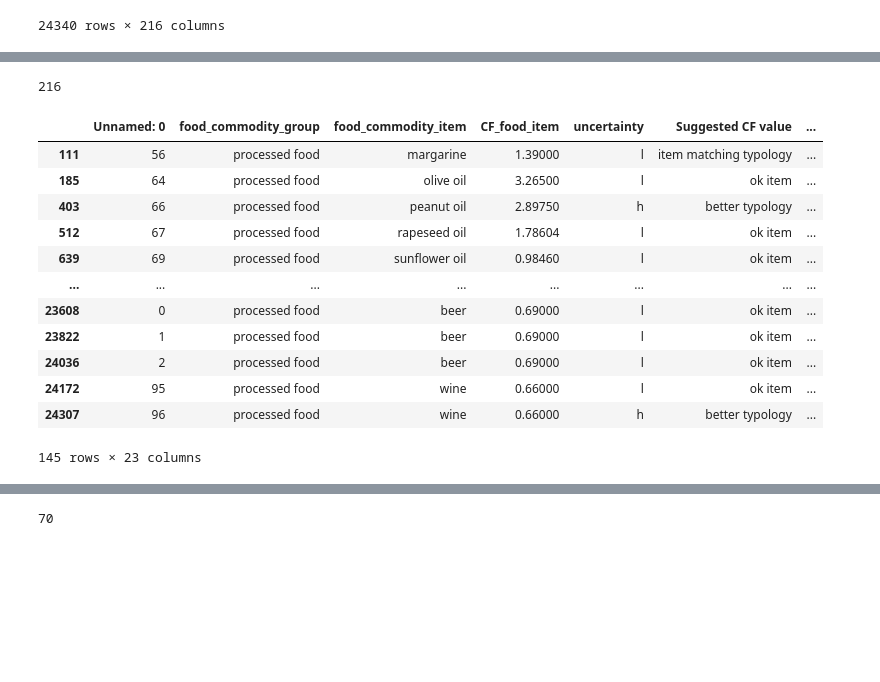
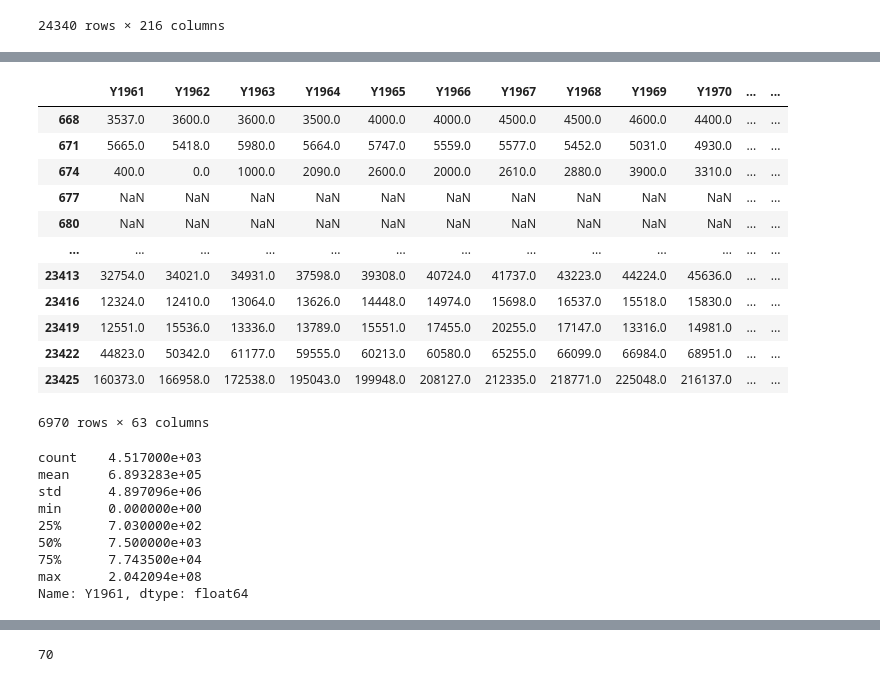
Before and after one commit to com-480-data-visualization/com480-project-colocaviz, a Jupyter notebook: merging_of_dataset.ipynb, the cells around one changed output, grey strips where cells are left out. Saved outputs shown, nothing was run; the diff lists cells and outputs as text; code cells hidden in the pictures; blank space fills up the shorter version.

```diff
--- a/merging_of_dataset.ipynb
+++ b/merging_of_dataset.ipynb
@@ -310,20 +269,0 @@ group_df
-# %%
-group_df.columns
-# %% [output]
-216
-# %%
-group_df
-# %% [output]
-|  | Unnamed: 0 | food_commodity_group | food_commodity_item | CF_food_item | uncertainty | Suggested CF value | ... |
-| 111 | 56 | processed food | margarine | 1.39000 | l | item matching typology | ... |
-| 185 | 64 | processed food | olive oil | 3.26500 | l | ok item | ... |
-| 403 | 66 | processed food | peanut oil | 2.89750 | h | better typology | ... |
-| 512 | 67 | processed food | rapeseed oil | 1.78604 | l | ok item | ... |
-| 639 | 69 | processed food | sunflower oil | 0.98460 | l | ok item | ... |
-| ... | ... | ... | ... | ... | ... | ... | ... |
-| 23608 | 0 | processed food | beer | 0.69000 | l | ok item | ... |
-| 23822 | 1 | processed food | beer | 0.69000 | l | ok item | ... |
-| 24036 | 2 | processed food | beer | 0.69000 | l | ok item | ... |
-| 24172 | 95 | processed food | wine | 0.66000 | l | ok item | ... |
-| 24307 | 96 | processed food | wine | 0.66000 | h | better typology | ... |
-145 rows × 23 columns
@@ -331,0 +270,31 @@ group_df = group_df.dropna(axis=1)
+# %%
+country_df = all_df_merged.groupby("Element")
+test = [element_df for element_name, element_df in all_df_merged.groupby("Element")]
+filtered_df = test[0].filter(regex=r'Y\d+$')
+filtered_df
+# %% [output]
+|  | Y1961 | Y1962 | Y1963 | Y1964 | Y1965 | Y1966 | Y1967 | Y1968 | Y1969 | Y1970 | ... | ... |
+| 668 | 3537.0 | 3600.0 | 3600.0 | 3500.0 | 4000.0 | 4000.0 | 4500.0 | 4500.0 | 4600.0 | 4400.0 | ... | ... |
+| 671 | 5665.0 | 5418.0 | 5980.0 | 5664.0 | 5747.0 | 5559.0 | 5577.0 | 5452.0 | 5031.0 | 4930.0 | ... | ... |
+| 674 | 400.0 | 0.0 | 1000.0 | 2090.0 | 2600.0 | 2000.0 | 2610.0 | 2880.0 | 3900.0 | 3310.0 | ... | ... |
+| 677 | NaN | NaN | NaN | NaN | NaN | NaN | NaN | NaN | NaN | NaN | ... | ... |
+| 680 | NaN | NaN | NaN | NaN | NaN | NaN | NaN | NaN | NaN | NaN | ... | ... |
+| ... | ... | ... | ... | ... | ... | ... | ... | ... | ... | ... | ... | ... |
+| 23413 | 32754.0 | 34021.0 | 34931.0 | 37598.0 | 39308.0 | 40724.0 | 41737.0 | 43223.0 | 44224.0 | 45636.0 | ... | ... |
+| 23416 | 12324.0 | 12410.0 | 13064.0 | 13626.0 | 14448.0 | 14974.0 | 15698.0 | 16537.0 | 15518.0 | 15830.0 | ... | ... |
+| 23419 | 12551.0 | 15536.0 | 13336.0 | 13789.0 | 15551.0 | 17455.0 | 20255.0 | 17147.0 | 13316.0 | 14981.0 | ... | ... |
+| 23422 | 44823.0 | 50342.0 | 61177.0 | 59555.0 | 60213.0 | 60580.0 | 65255.0 | 66099.0 | 66984.0 | 68951.0 | ... | ... |
+| 23425 | 160373.0 | 166958.0 | 172538.0 | 195043.0 | 199948.0 | 208127.0 | 212335.0 | 218771.0 | 225048.0 | 216137.0 | ... | ... |
+6970 rows × 63 columns
+# %%
+all_df_merged.loc[all_df_merged["Element"] == "area harvested", "Y1961"].describe()
+# %% [output]
+count    4.517000e+03
+mean     6.893283e+05
+std      4.897096e+06
+min      0.000000e+00
+25%      7.030000e+02
+50%      7.500000e+03
+75%      7.743500e+04
+max      2.042094e+08
+Name: Y1961, dtype: float64
```
Also changed, not shown: parts of 16 cells of this notebook, 9 other files.
